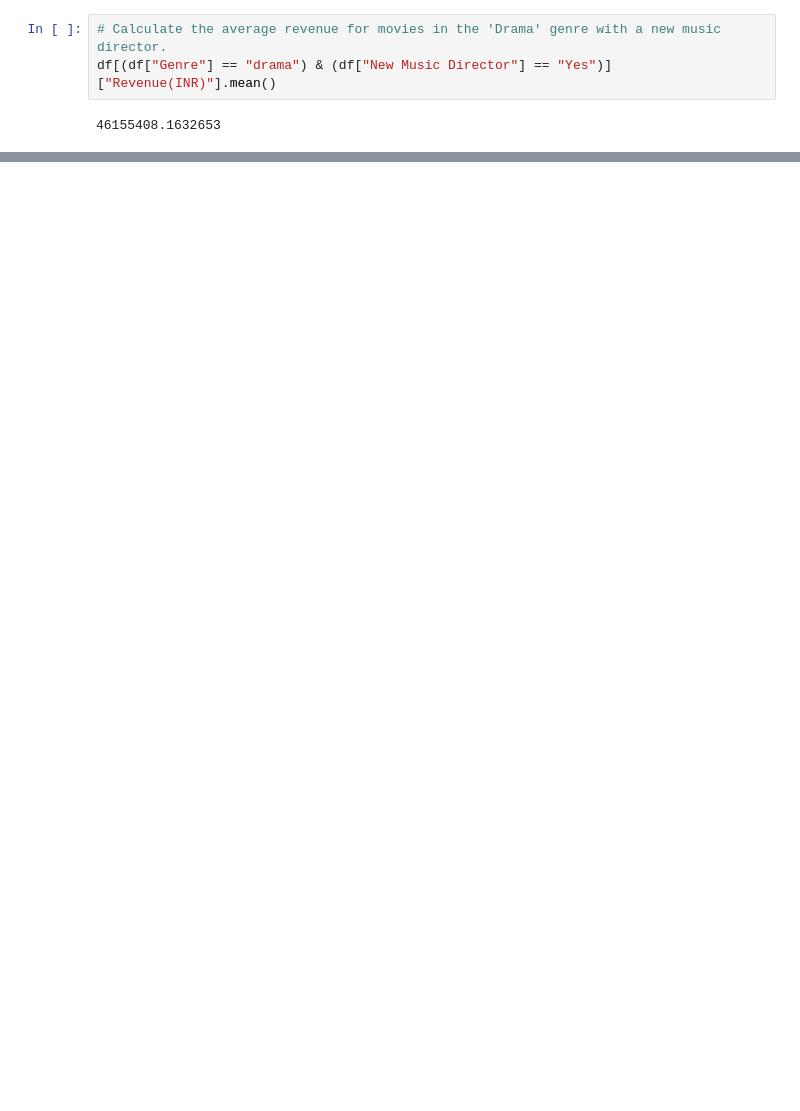
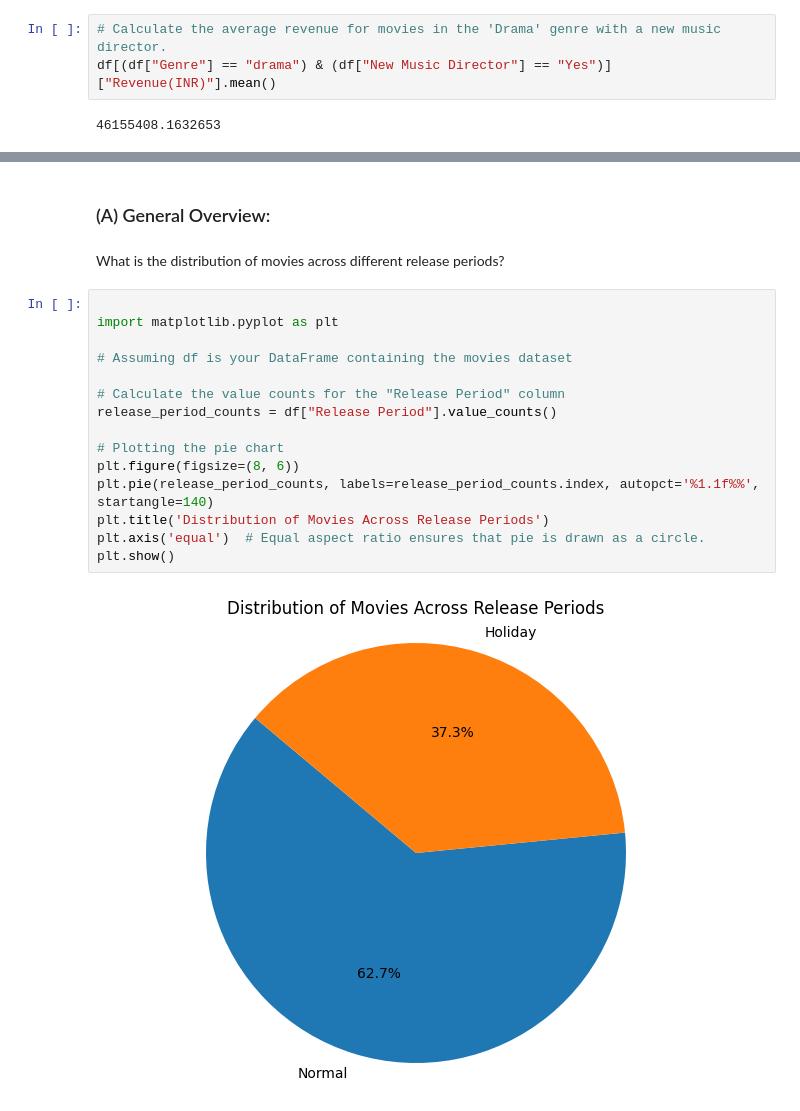
Before and after one commit to rahulbhoyar1995/Kaggle-Data-Analysis-Projects, a Jupyter notebook: bollywood-movies-dataset-analysis.ipynb, the cells around one changed output, grey strips where cells are left out. Saved outputs shown, nothing was run; the diff lists cells and outputs as text; blank space fills up the shorter version.

Commit message:
Kaggle Notebook | Bollywood Movies Dataset Analysis | Version 7

```diff
--- a/bollywood-movies-dataset-analysis.ipynb
+++ b/bollywood-movies-dataset-analysis.ipynb
@@ -371,3 +355,24 @@ Predictive Analysis:
 
 Can you build a predictive model to forecast a movie's revenue or profit based on its features such as genre, lead star, director, budget, etc.?
 How accurate is your predictive model, and which features contribute the most to predicting revenue/profit?
+# %% [markdown]
+### (A) General Overview:
+# %% [markdown]
+What is the distribution of movies across different release periods?
+# %%
+
+import matplotlib.pyplot as plt
+
+# Assuming df is your DataFrame containing the movies dataset
+
+# Calculate the value counts for the "Release Period" column
+release_period_counts = df["Release Period"].value_counts()
+
+# Plotting the pie chart
+plt.figure(figsize=(8, 6))
+plt.pie(release_period_counts, labels=release_period_counts.index, autopct='%1.1f%%', startangle=140)
+plt.title('Distribution of Movies Across Release Periods')
+plt.axis('equal')  # Equal aspect ratio ensures that pie is drawn as a circle.
+plt.show()
+# %% [output]
+[figure, added]
```
Also changed, not shown: parts of 22 cells of this notebook.
